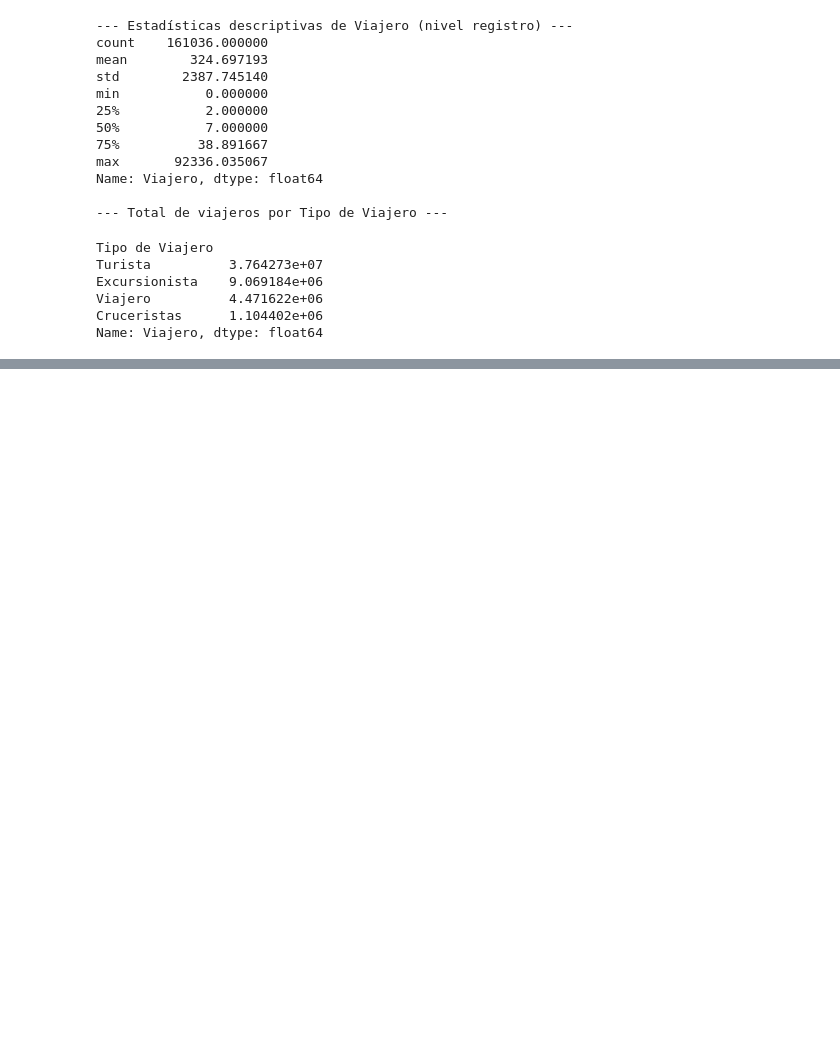
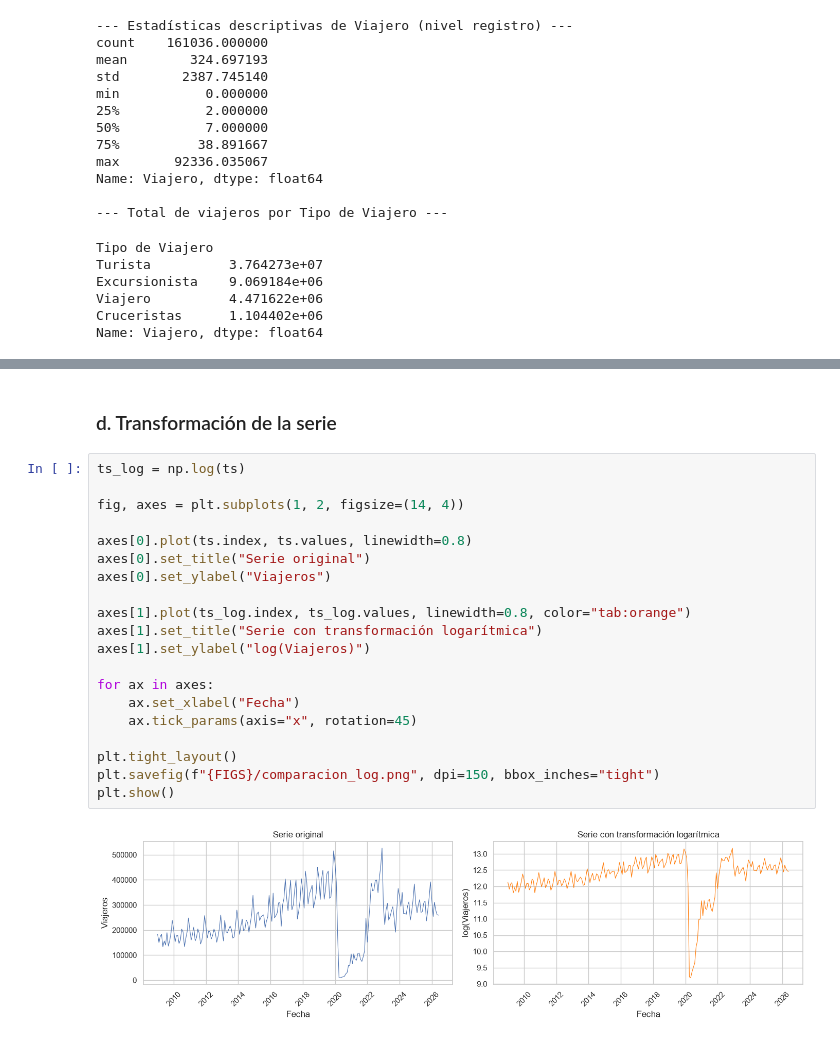
Before and after one commit to Ikeel04/Lab1-DS, a Jupyter notebook: lab1_series_tiempo.ipynb, the cells around one changed output, grey strips where cells are left out. Cells and saved outputs as stored; diff of their text form; blank space fills up the shorter version.

```diff
--- a/lab1_series_tiempo.ipynb
+++ b/lab1_series_tiempo.ipynb
@@ -132,0 +230,24 @@ Name: Viajero, dtype: float64
+# %% [markdown]
+### d. Transformación de la serie
+# %%
+ts_log = np.log(ts)
+
+fig, axes = plt.subplots(1, 2, figsize=(14, 4))
+
+axes[0].plot(ts.index, ts.values, linewidth=0.8)
+axes[0].set_title("Serie original")
+axes[0].set_ylabel("Viajeros")
+
+axes[1].plot(ts_log.index, ts_log.values, linewidth=0.8, color="tab:orange")
+axes[1].set_title("Serie con transformación logarítmica")
+axes[1].set_ylabel("log(Viajeros)")
+
+for ax in axes:
+    ax.set_xlabel("Fecha")
+    ax.tick_params(axis="x", rotation=45)
+
+plt.tight_layout()
+plt.savefig(f"{FIGS}/comparacion_log.png", dpi=150, bbox_inches="tight")
+plt.show()
+# %% [output]
+[figure, added]
```
Also changed, not shown: parts of 22 cells of this notebook.
